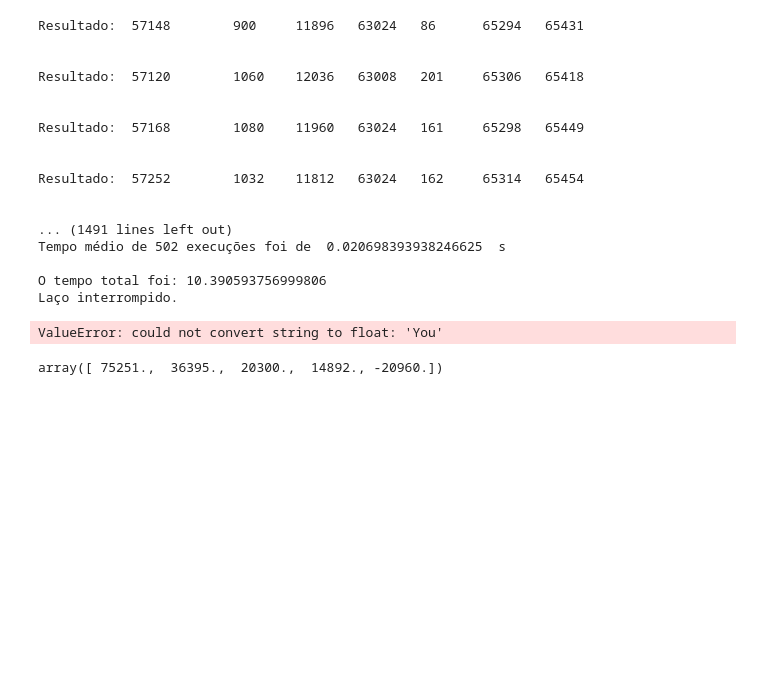
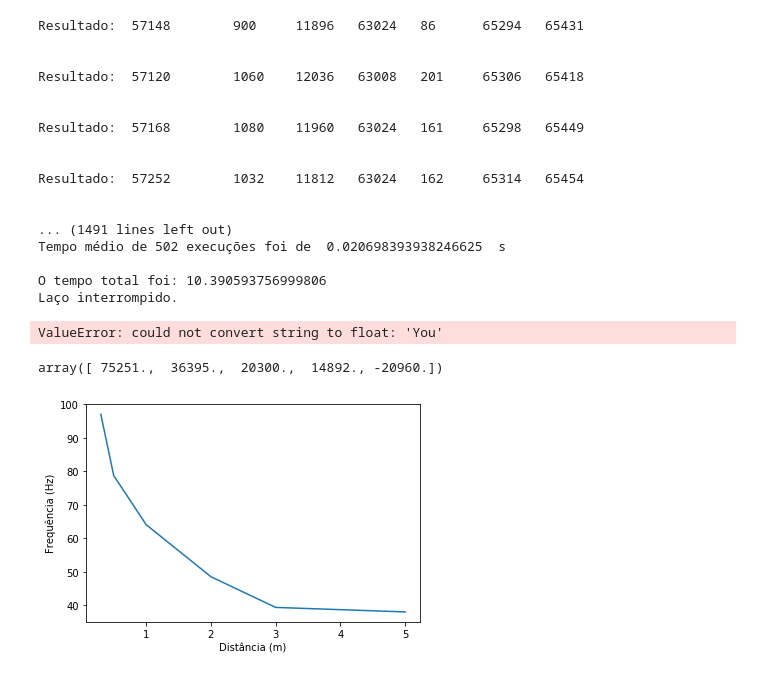
Before and after one commit to EduardoSSR/TCC_IMU_MOCAP, a Jupyter notebook: Python_code/Read_HTML.ipynb, the cells around one changed output. Drawn from its saved outputs; the diff is of its cells as text; code cells hidden in the pictures; blank space fills up the shorter version.

```diff
--- a/Python_code/Read_HTML.ipynb
+++ b/Python_code/Read_HTML.ipynb
@@ -73,3 +60,15 @@ ValueError: could not convert string to float: 'You'
 np.diff(x, n=2)
 # %% [output]
 array([ 75251.,  36395.,  20300.,  14892., -20960.])
+# %%
+import matplotlib.pyplot as plt
+
+x = [0.3, 0.5, 1, 2 , 3 , 5]
+y = [1/0.0103, 1/0.0127, 1/0.0156, 1/0.0206, 1/0.0254, 1/0.0263]
+
+plt.plot(x,y)
+plt.xlabel('Distância (m)');
+plt.ylabel('Frequência (Hz)');
+plt.show()
+# %% [output]
+[figure, added]
```
Also changed, not shown: parts of 1 cell of this notebook, 15 other files.
